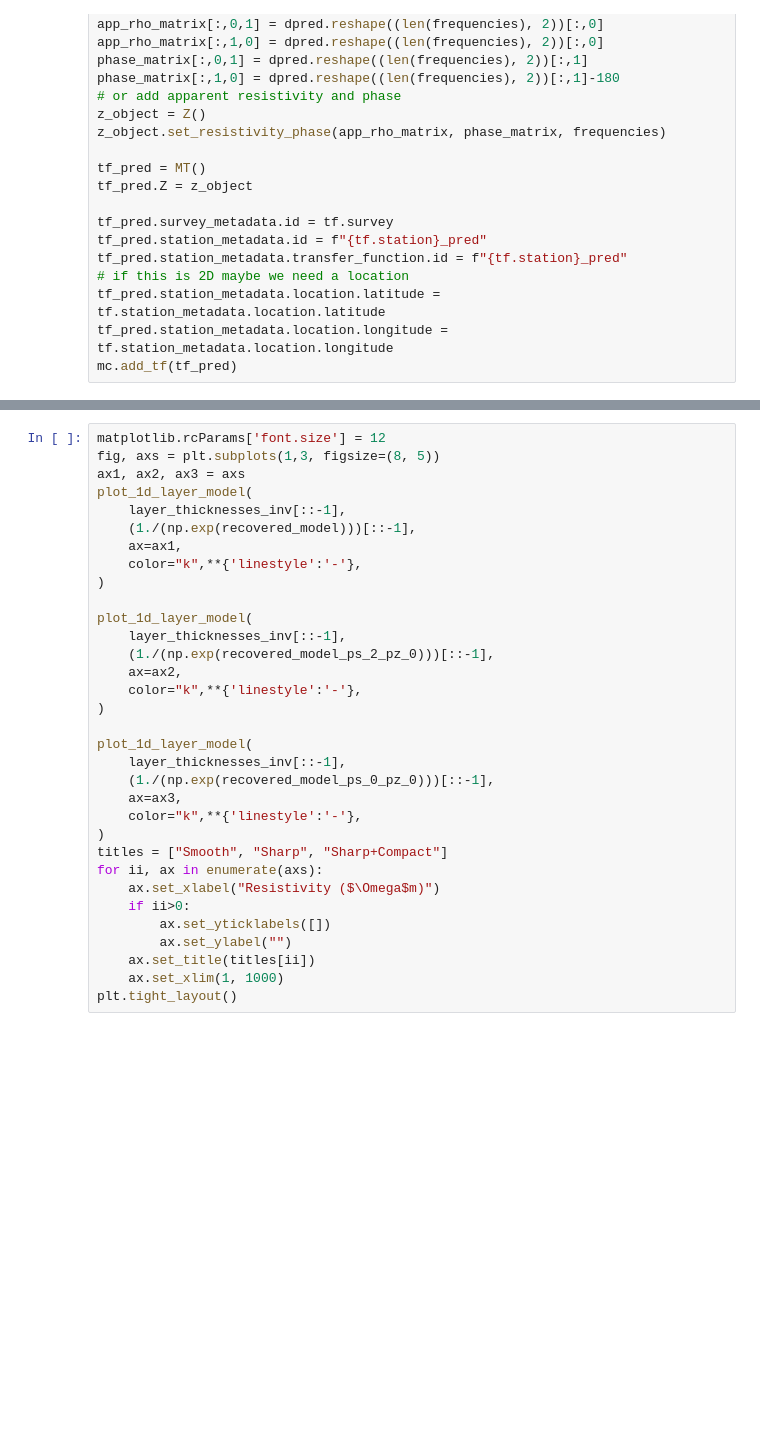
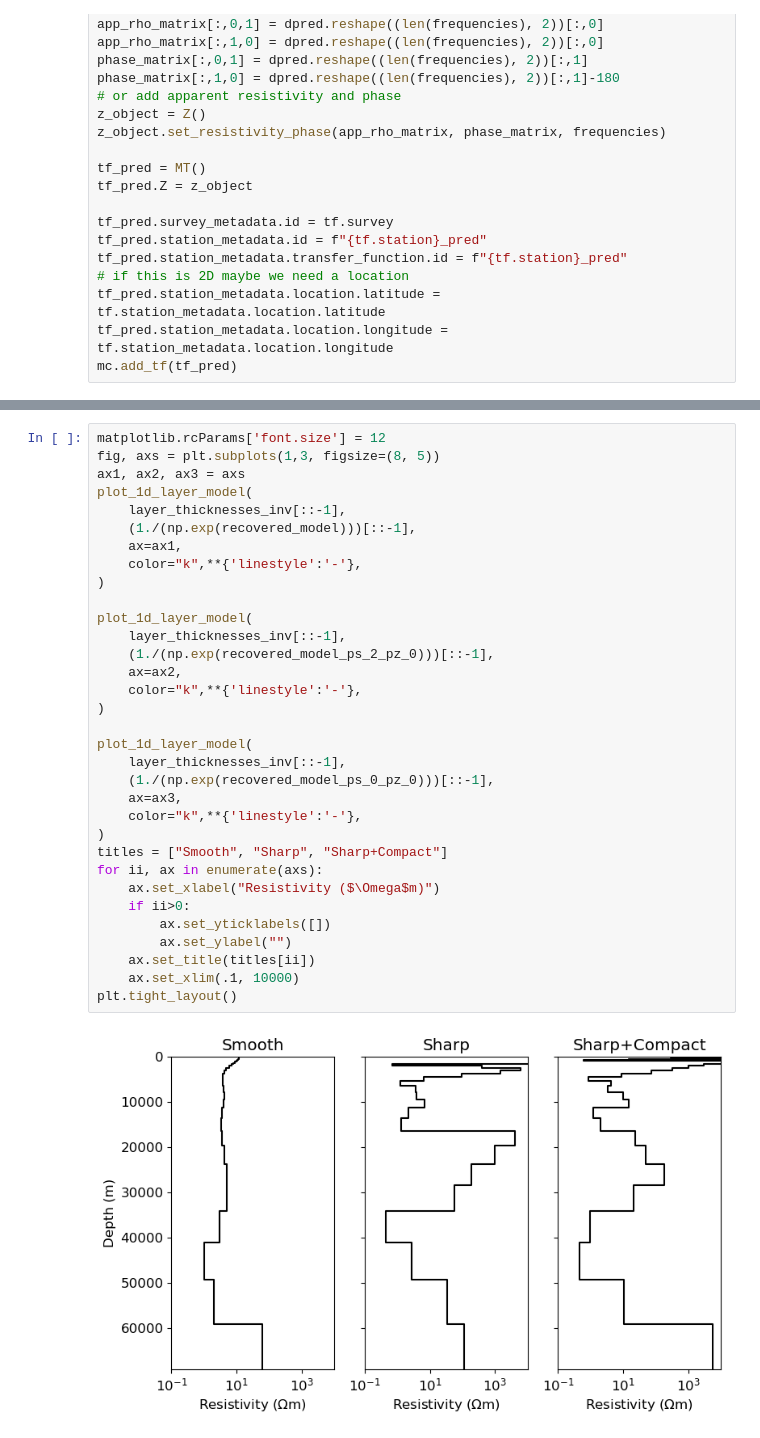
Before and after one commit to kujaku11/mt_examples, a Jupyter notebook: notebooks/simpeg/6_1d_fixed_layer_inversion_field_data.ipynb, the cells around one changed output, grey strips where cells are left out. Cells and saved outputs as stored; diff of their text form; blank space fills up the shorter version.

```diff
--- a/notebooks/simpeg/6_1d_fixed_layer_inversion_field_data.ipynb
+++ b/notebooks/simpeg/6_1d_fixed_layer_inversion_field_data.ipynb
@@ -378,33 +411,35 @@ matplotlib.rcParams['font.size'] = 12
 fig, axs = plt.subplots(1,3, figsize=(8, 5))
 ax1, ax2, ax3 = axs
 plot_1d_layer_model(
     layer_thicknesses_inv[::-1],
     (1./(np.exp(recovered_model)))[::-1],
     ax=ax1,
     color="k",**{'linestyle':'-'},
 )
 
 plot_1d_layer_model(
     layer_thicknesses_inv[::-1],
     (1./(np.exp(recovered_model_ps_2_pz_0)))[::-1],
     ax=ax2,
     color="k",**{'linestyle':'-'},
 )
 
 plot_1d_layer_model(
     layer_thicknesses_inv[::-1],
     (1./(np.exp(recovered_model_ps_0_pz_0)))[::-1],
     ax=ax3,
     color="k",**{'linestyle':'-'},
 )
 titles = ["Smooth", "Sharp", "Sharp+Compact"]
 for ii, ax in enumerate(axs):
     ax.set_xlabel("Resistivity ($\Omega$m)")
     if ii>0:
         ax.set_yticklabels([])
         ax.set_ylabel("")
     ax.set_title(titles[ii])
-    ax.set_xlim(1, 1000)
+    ax.set_xlim(.1, 10000)
 plt.tight_layout()
+# %% [output]
+[figure, added]
 # %%
 mc.close_collection()
```
Also changed, not shown: parts of 6 cells of this notebook, 2 other files.
